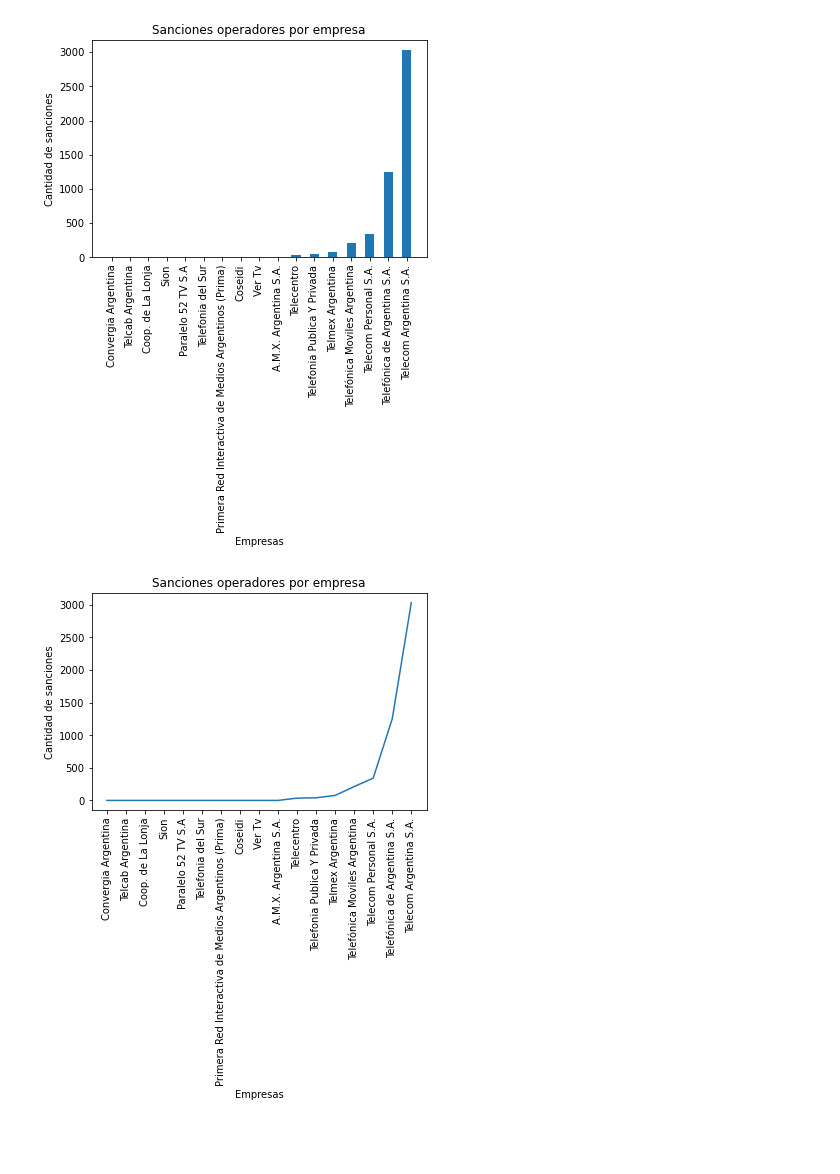
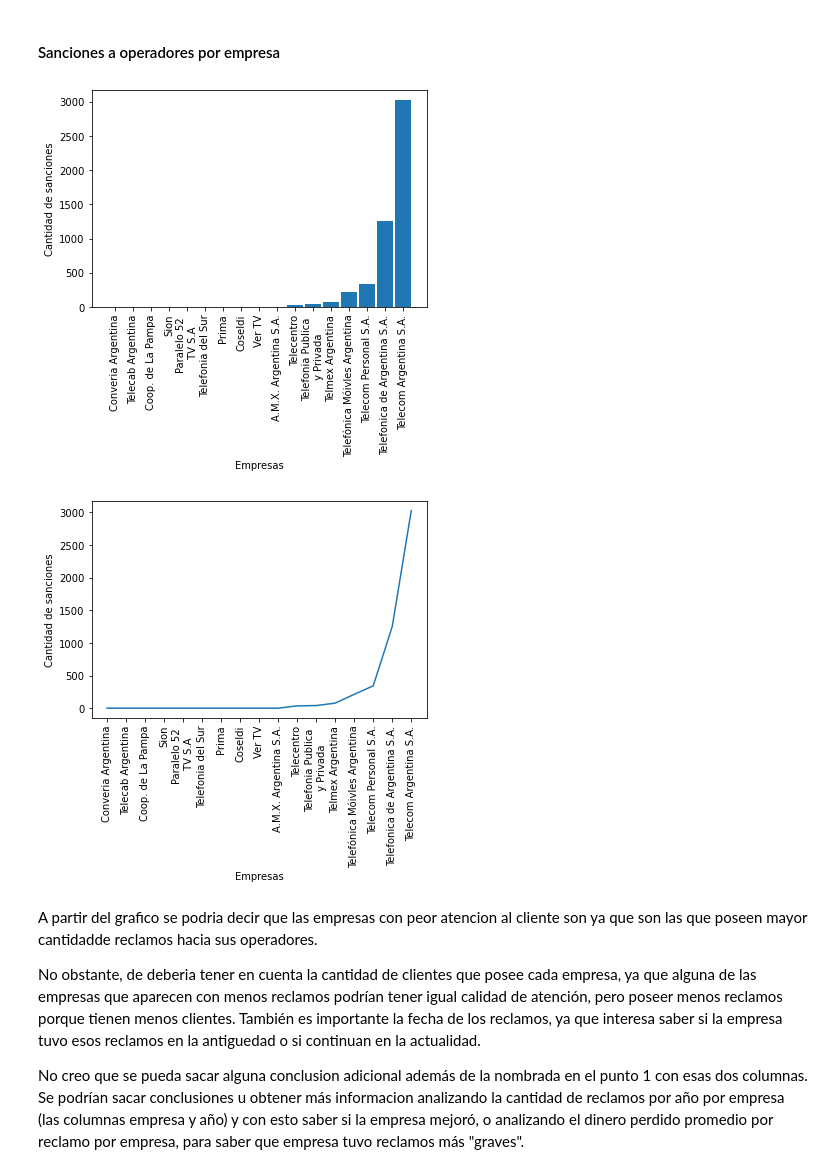
Before and after one commit to Magali-Cristobo/Taller-soporte-informatico, a Jupyter notebook: proyectoAnaconda/notebooks/graficos.ipynb, the cells around one changed output. Cells and saved outputs as stored; diff of their text form; code cells hidden in the pictures; blank space fills up the shorter version.

Commit message:
respondo las preguntas y modifico el nombre de una empresa en el grafico

```diff
--- a/proyectoAnaconda/notebooks/graficos.ipynb
+++ b/proyectoAnaconda/notebooks/graficos.ipynb
@@ -1,31 +1,49 @@
+# %% [markdown]
+#### Sanciones a operadores por empresa
 # %%
 import pandas as pd
 import matplotlib.pyplot as plt1
 import matplotlib.pyplot as plt2
 import numpy as np
 
 df1 = pd.read_csv("../data/sanciones-operadores.csv")
 df1 = df1.loc[0:5000]
 x_values = df1['Empresa'].unique()
+nombres_x=["Converia Argentina","Telecab Argentina", "Coop. de La Pampa","Sion","Paralelo 52 \n TV S.A","Telefonia del Sur","Prima","Coseldi","Ver TV","A.M.X. Argentina S.A.","Telecentro","Telefonia Publica \n y Privada","Telmex Argentina","Telefónica Móivles Argentina","Telecom Personal S.A.","Telefonica de Argentina S.A.","Telecom Argentina S.A."]
 x_values= np.flip(x_values)
+x_values= np.array(nombres_x)
 y_values = df1['Empresa'].value_counts().tolist()
 y_values.reverse() #esto hace que vaya de menor a mayor, pero no pasa lo mismo en el eje de las x
 
-
-plt1.bar(x_values,y_values, width=0.5)
-plt1.title('Sanciones operadores por empresa')
+plt1.bar(x_values,y_values, width=0.9)
+# plt1.title('Sanciones operadores por empresa')
 plt1.xlabel('Empresas')
 plt1.ylabel('Cantidad de sanciones')
 plt1.xticks(rotation=90,fontsize=10)
 plt1.show()
 
 plt2.plot(x_values,y_values)
-plt2.title('Sanciones operadores por empresa')
+# plt2.title('Sanciones operadores por empresa')
 plt2.xlabel('Empresas')
 plt2.ylabel('Cantidad de sanciones')
 plt2.xticks(rotation=90,fontsize=10)
 
 plt2.show()
 # %% [output]
-[figure, old version]
+[figure, new version]
-[figure, old version]
+[figure, new version]
+# %% [markdown]
+A partir del grafico se podria decir que las empresas con peor atencion al cliente son
+ya que son las que poseen mayor cantidadde reclamos hacia sus operadores.
+
+
+No obstante, de deberia tener en cuenta la cantidad de clientes que posee cada empresa, ya que alguna de las empresas que aparecen con menos
+reclamos podrían tener igual calidad de atención, pero poseer menos reclamos porque tienen menos clientes.
+También es importante la fecha de los reclamos, ya que interesa saber si la empresa
+tuvo esos reclamos en la antiguedad o si continuan en la actualidad.
+
+No creo que se pueda sacar alguna conclusion adicional además de la nombrada
+en el punto 1 con esas dos columnas. Se podrían sacar conclusiones u obtener más
+informacion analizando la cantidad de reclamos por año por empresa (las columnas empresa y año) y
+con esto saber si la empresa mejoró, o analizando el dinero perdido promedio
+por reclamo por empresa, para saber que empresa tuvo reclamos más "graves".
```
